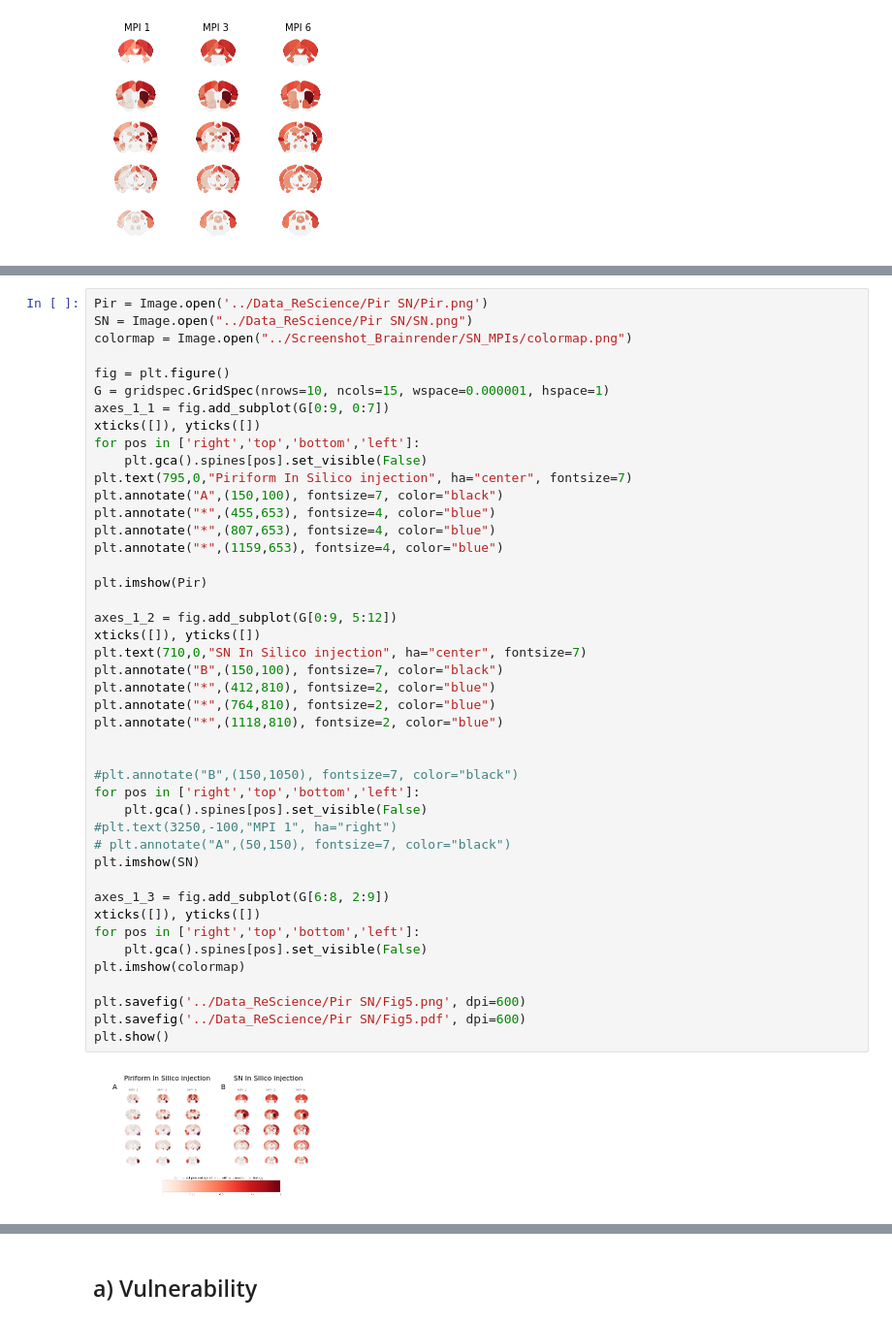
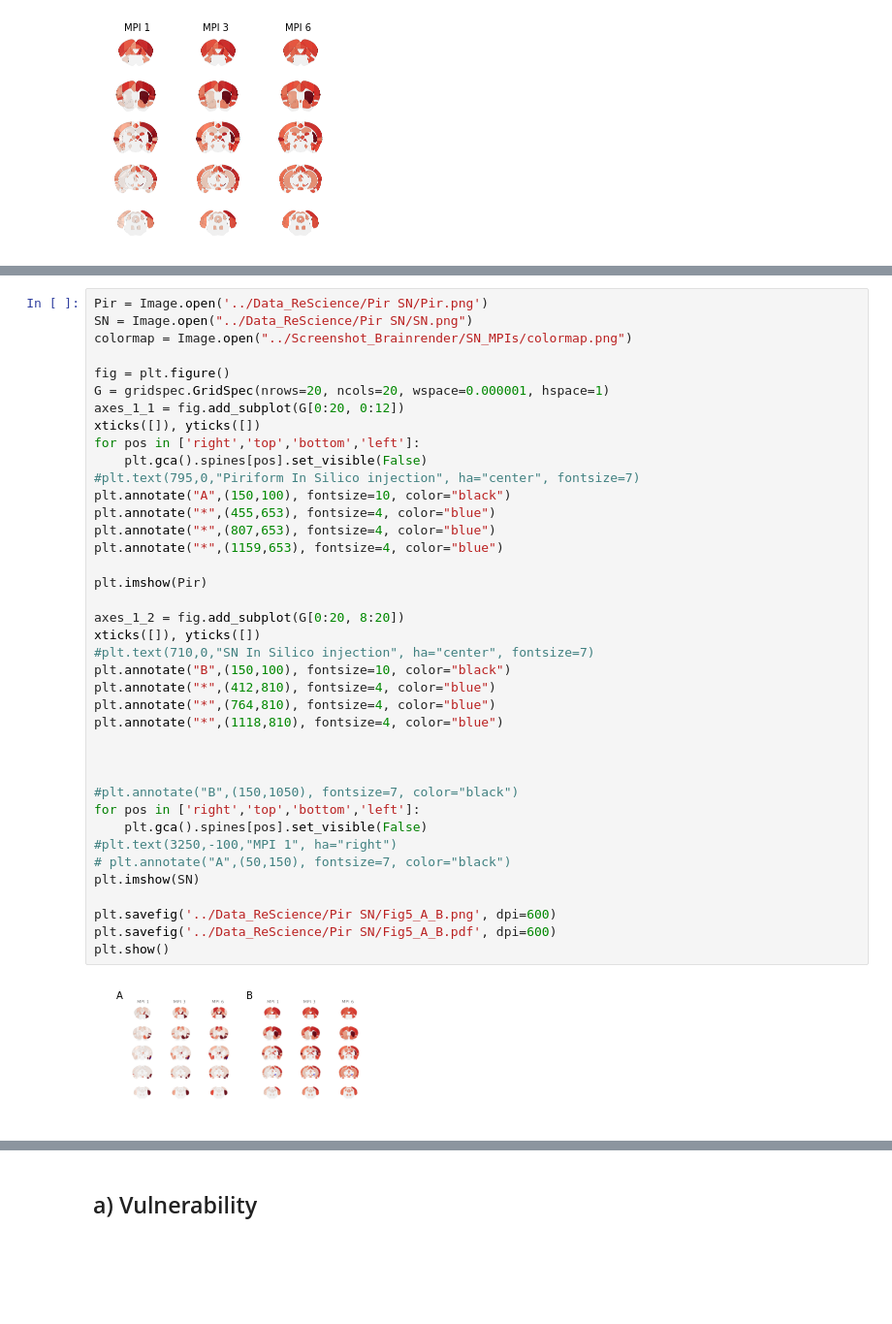
Before and after one commit to MathieuBo/PathoSpreading, a Jupyter notebook: ReScience.ipynb, the cells around one changed output, grey strips where cells are left out. Shown: that part at 97% size. Cells and saved outputs as stored; diff of their text form; blank space fills up the shorter version.

Commit message:
Last Update (ReScience)

```diff
--- a/ReScience.ipynb
+++ b/ReScience.ipynb
@@ -438,46 +710,41 @@ view_colormap("Reds")
 # %%
 Pir = Image.open('../Data_ReScience/Pir SN/Pir.png')
 SN = Image.open("../Data_ReScience/Pir SN/SN.png")
 colormap = Image.open("../Screenshot_Brainrender/SN_MPIs/colormap.png")
 
 fig = plt.figure()
-G = gridspec.GridSpec(nrows=10, ncols=15, wspace=0.000001, hspace=1)
-axes_1_1 = fig.add_subplot(G[0:9, 0:7])
+G = gridspec.GridSpec(nrows=20, ncols=20, wspace=0.000001, hspace=1)
+axes_1_1 = fig.add_subplot(G[0:20, 0:12])
 xticks([]), yticks([])
 for pos in ['right','top','bottom','left']:
     plt.gca().spines[pos].set_visible(False)
-plt.text(795,0,"Piriform In Silico injection", ha="center", fontsize=7)
-plt.annotate("A",(150,100), fontsize=7, color="black")
+#plt.text(795,0,"Piriform In Silico injection", ha="center", fontsize=7)
+plt.annotate("A",(150,100), fontsize=10, color="black")
 plt.annotate("*",(455,653), fontsize=4, color="blue")
 plt.annotate("*",(807,653), fontsize=4, color="blue")
 plt.annotate("*",(1159,653), fontsize=4, color="blue")
 
 plt.imshow(Pir)
 
-axes_1_2 = fig.add_subplot(G[0:9, 5:12])
+axes_1_2 = fig.add_subplot(G[0:20, 8:20])
 xticks([]), yticks([])
-plt.text(710,0,"SN In Silico injection", ha="center", fontsize=7)
-plt.annotate("B",(150,100), fontsize=7, color="black")
-plt.annotate("*",(412,810), fontsize=2, color="blue")
-plt.annotate("*",(764,810), fontsize=2, color="blue")
-plt.annotate("*",(1118,810), fontsize=2, color="blue")
+#plt.text(710,0,"SN In Silico injection", ha="center", fontsize=7)
+plt.annotate("B",(150,100), fontsize=10, color="black")
+plt.annotate("*",(412,810), fontsize=4, color="blue")
+plt.annotate("*",(764,810), fontsize=4, color="blue")
+plt.annotate("*",(1118,810), fontsize=4, color="blue")
+
 
 
 #plt.annotate("B",(150,1050), fontsize=7, color="black")
 for pos in ['right','top','bottom','left']:
     plt.gca().spines[pos].set_visible(False)
 #plt.text(3250,-100,"MPI 1", ha="right")
 # plt.annotate("A",(50,150), fontsize=7, color="black")
 plt.imshow(SN)
 
-axes_1_3 = fig.add_subplot(G[6:8, 2:9])
-xticks([]), yticks([])
-for pos in ['right','top','bottom','left']:
-    plt.gca().spines[pos].set_visible(False)
-plt.imshow(colormap)
-
-plt.savefig('../Data_ReScience/Pir SN/Fig5.png', dpi=600)
-plt.savefig('../Data_ReScience/Pir SN/Fig5.pdf', dpi=600)
+plt.savefig('../Data_ReScience/Pir SN/Fig5_A_B.png', dpi=600)
+plt.savefig('../Data_ReScience/Pir SN/Fig5_A_B.pdf', dpi=600)
 plt.show()
 # %% [output]
-[figure, old version]
+[figure, new version]
```
Also changed, not shown: parts of 28 cells of this notebook, 6 other files.
